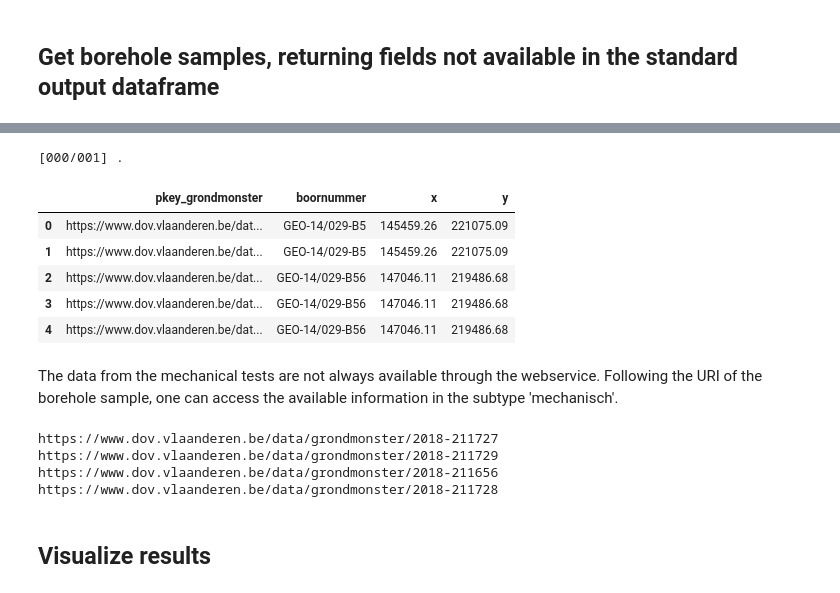
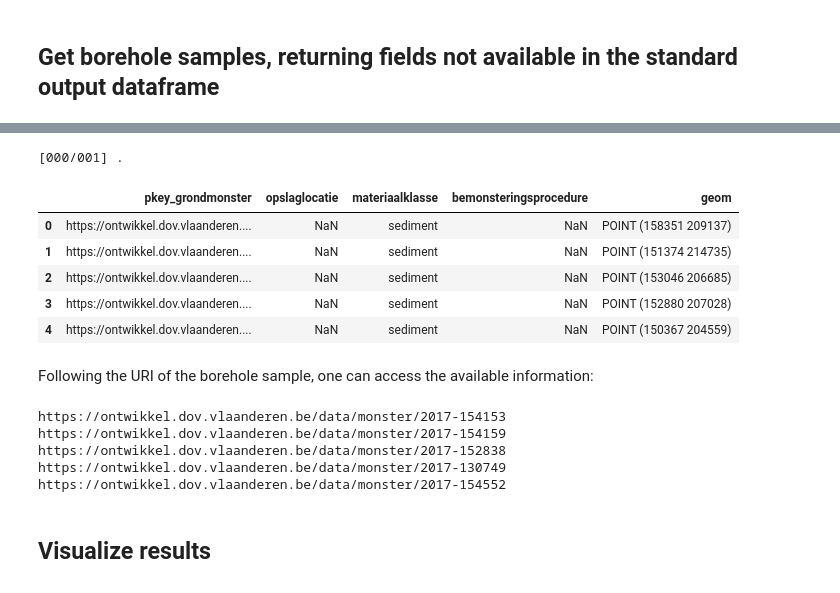
Before and after one commit to DOV-Vlaanderen/pydov, a Jupyter notebook: docs/notebooks/search_grondmonsters.ipynb, the cells around one changed output, grey strips where cells are left out. Saved outputs shown, nothing was run; the diff lists cells and outputs as text; code cells hidden in the pictures.

```diff
--- a/docs/notebooks/search_grondmonsters.ipynb
+++ b/docs/notebooks/search_grondmonsters.ipynb
@@ -243,32 +249,48 @@ For example, make a selection of the borehole samples in the municipality of Ant
-# %%
-from owslib.fes2 import And
-
-query = And([PropertyIsEqualTo(propertyname='gemeente',
-                               literal='Antwerpen'),
-             PropertyIsEqualTo(propertyname='mechanisch',
-                               literal='True')]
-            )
-df = grondmonster.search(query=query,
-                   return_fields=('pkey_grondmonster', 'boornummer', 'x', 'y'))
-df.head()
-# %% [output]
-[000/001] .
-|  | pkey_grondmonster | boornummer | x | y |
-| 0 | https://www.dov.vlaanderen.be/dat... | GEO-14/029-B5 | 145459.26 | 221075.09 |
-| 1 | https://www.dov.vlaanderen.be/dat... | GEO-14/029-B5 | 145459.26 | 221075.09 |
-| 2 | https://www.dov.vlaanderen.be/dat... | GEO-14/029-B56 | 147046.11 | 219486.68 |
-| 3 | https://www.dov.vlaanderen.be/dat... | GEO-14/029-B56 | 147046.11 | 219486.68 |
-| 4 | https://www.dov.vlaanderen.be/dat... | GEO-14/029-B56 | 147046.11 | 219486.68 |
+# %%
+from owslib.etree import etree
+from owslib.wfs import WebFeatureService
+from owslib.fes import PropertyIsEqualTo as PropertyIsEqualTo_fes1
+
+from pydov.types.fields import GeometryReturnField
+from pydov.util.location import GmlFilter
+
+gemeentegrenzen = WebFeatureService(
+    'https://geo.api.vlaanderen.be/VRBG/wfs',
+    version='1.1.0')
+
+naam_filter = PropertyIsEqualTo_fes1(propertyname='NAAM', literal='Antwerpen')
+
+gemeente_gml = gemeentegrenzen.getfeature(
+    typename='VRBG:Refgem',
+    filter=etree.tostring(naam_filter.toXML()).decode("utf8"),
+    outputFormat='text/xml; subtype=gml/3.2').read()
+
+query = PropertyIsEqualTo(propertyname='monstertype', literal='geroerd')
+
+df = grondmonster.search(
+    location=GmlFilter(gemeente_gml, Within),
+    query=query,
+    return_fields=('pkey_grondmonster', 'opslaglocatie', 'materiaalklasse', 'bemonsteringsprocedure', GeometryReturnField('geom', 31370)))
+df.head()
+# %% [output]
+[000/001] .
+|  | pkey_grondmonster | opslaglocatie | materiaalklasse | bemonsteringsprocedure | geom |
+| 0 | https://ontwikkel.dov.vlaanderen.... | NaN | sediment | NaN | POINT (158351 209137) |
+| 1 | https://ontwikkel.dov.vlaanderen.... | NaN | sediment | NaN | POINT (151374 214735) |
+| 2 | https://ontwikkel.dov.vlaanderen.... | NaN | sediment | NaN | POINT (153046 206685) |
+| 3 | https://ontwikkel.dov.vlaanderen.... | NaN | sediment | NaN | POINT (152880 207028) |
+| 4 | https://ontwikkel.dov.vlaanderen.... | NaN | sediment | NaN | POINT (150367 204559) |
 # %% [markdown]
-The data from the mechanical tests are not always available through the webservice. Following the URI of the borehole sample, one can access the available information in the subtype 'mechanisch'.
+Following the URI of the borehole sample, one can access the available information:
 # %%
-for pkey_grondmonster in set(df.loc[df.boornummer=='1445-GEO-17/047-B211'].pkey_grondmonster):
+for pkey_grondmonster in set(df.head().pkey_grondmonster):
     print(pkey_grondmonster)
 # %% [output]
-https://www.dov.vlaanderen.be/data/grondmonster/2018-211727
-https://www.dov.vlaanderen.be/data/grondmonster/2018-211729
-https://www.dov.vlaanderen.be/data/grondmonster/2018-211656
-https://www.dov.vlaanderen.be/data/grondmonster/2018-211728
+https://ontwikkel.dov.vlaanderen.be/data/monster/2017-154153
+https://ontwikkel.dov.vlaanderen.be/data/monster/2017-154159
+https://ontwikkel.dov.vlaanderen.be/data/monster/2017-152838
+https://ontwikkel.dov.vlaanderen.be/data/monster/2017-130749
+https://ontwikkel.dov.vlaanderen.be/data/monster/2017-154552
 # %% [markdown]
 ## Visualize results
 # %% [markdown]
```
Also changed, not shown: parts of 22 cells of this notebook, 1 other file.
